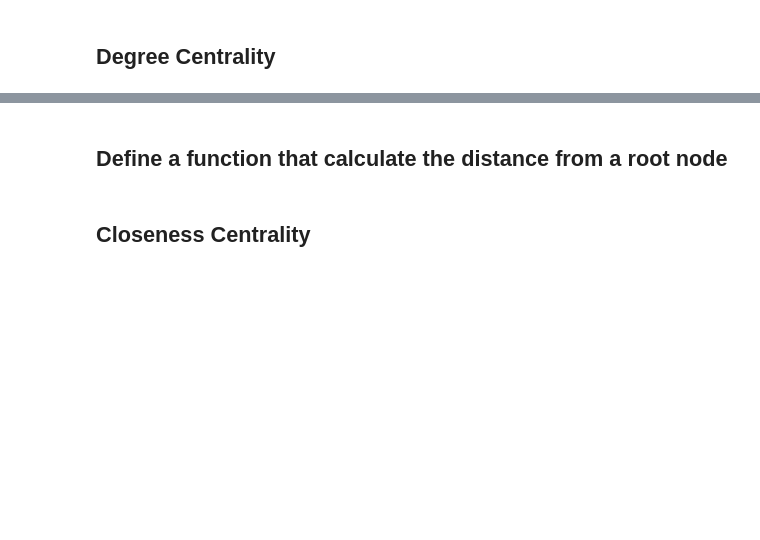
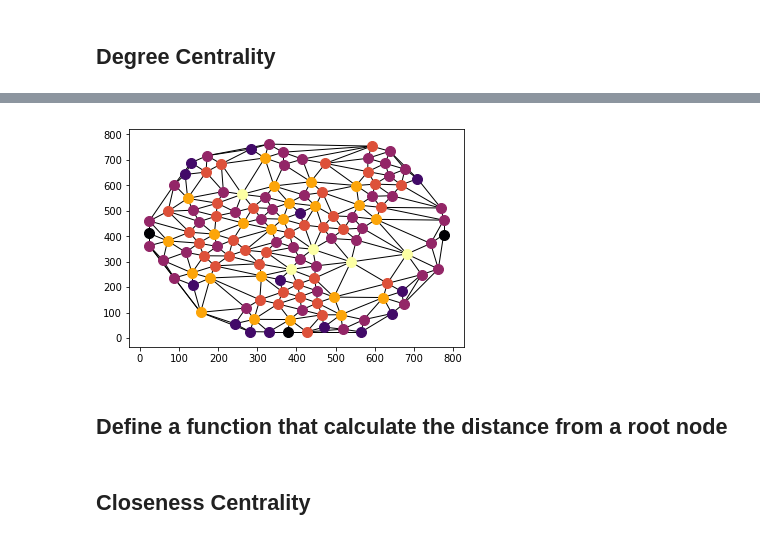
Before and after one commit to fs11235/book_code, a Jupyter notebook: Notebook_Chapter_III_Internet/Chapter_III_Internet_Notebook.ipynb, the cells around one changed output, grey strips where cells are left out. Cells and saved outputs as stored; diff of their text form; code cells hidden in the pictures; blank space fills up the shorter version.

```diff
--- a/Notebook_Chapter_III_Internet/Chapter_III_Internet_Notebook.ipynb
+++ b/Notebook_Chapter_III_Internet/Chapter_III_Internet_Notebook.ipynb
@@ -100,3 +116,19 @@ savefig("./data/degree_200.png",dpi=200)
+# %%
+nx.draw_networkx_edges(G, pos)
+
+
+for n in G.nodes():
+    list_nodes=[n]
+    color = (res[n]-min(l))/float((max(l)-min(l)))
+    rgb = cm.get_cmap('inferno')(color)
+    #print rgb
+
+    nx.draw_networkx_nodes(G, {n:pos[n]}, [n], node_size = 100, \
+    node_color =rgb)
+
+savefig("./data/degree_200_colours.png",dpi=200)
+# %% [output]
+[figure, added]
 # %% [markdown]
 ## Define a function that calculate the distance from a root node
 # %%
```
Also changed, not shown: parts of 12 cells of this notebook, 3 other files.
